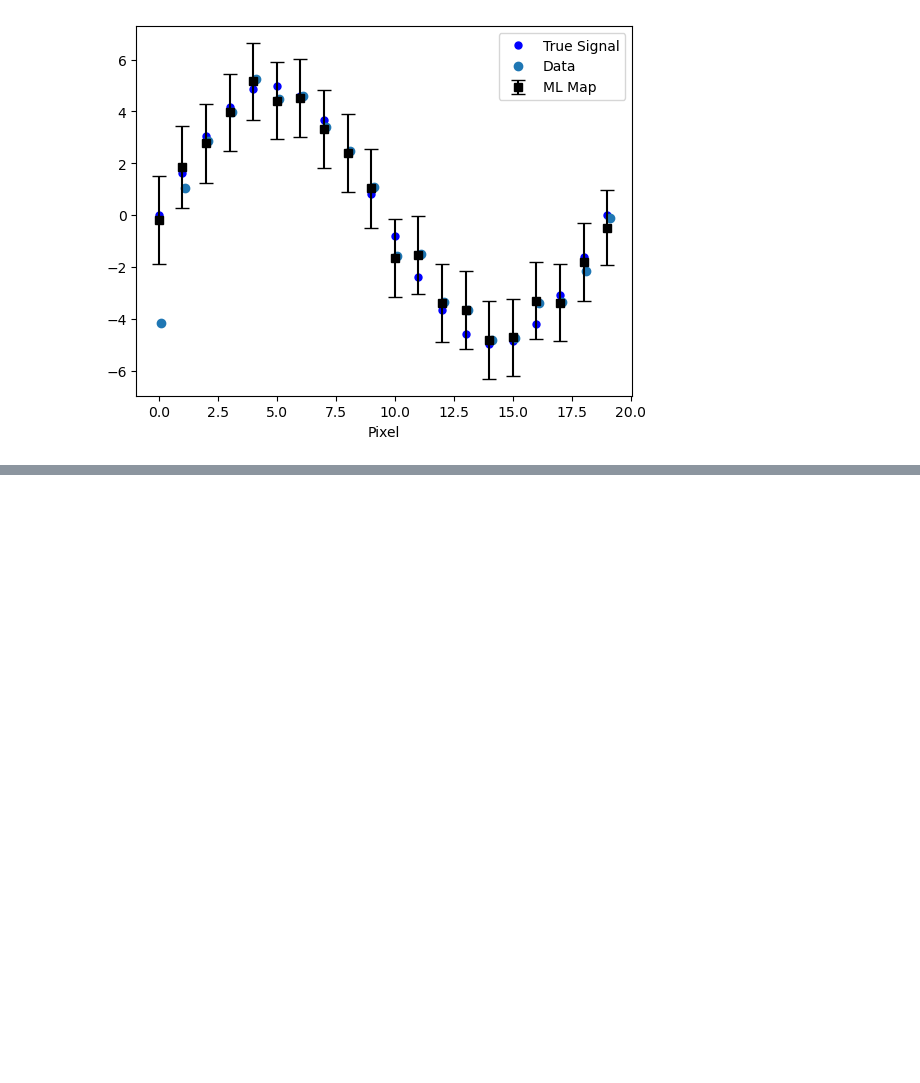
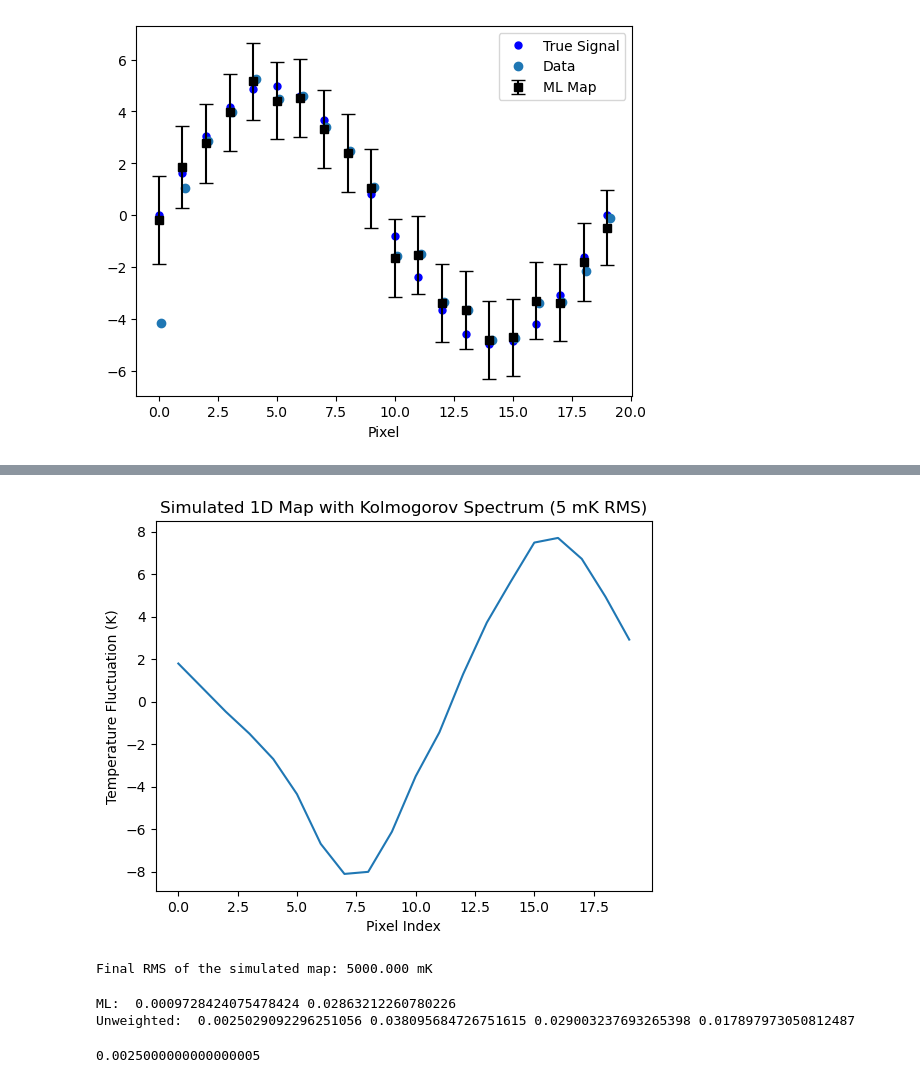
Before and after one commit to dodelson/SPT, a Jupyter notebook: Naess.ipynb, the cells around one changed output, grey strips where cells are left out. Cells and saved outputs as stored; diff of their text form; code cells hidden in the pictures; blank space fills up the shorter version.

```diff
--- a/Naess.ipynb
+++ b/Naess.ipynb
@@ -666,0 +715,36 @@ Condition number of Pw: 5.108693624715166
+# %%
+#First do the static case:
+# Define map size
+npix = 20  # Number of pixels in the simulated map
+target_rms = 5  # Target RMS fluctuation (5 mK)
+
+# Generate wavenumbers
+k = np.fft.fftfreq(npix) * npix  # Normalize k values
+
+# Define the Kolmogorov power spectrum P(k) ∝ k^(-11/3)
+P_k = np.where(k >= 1.e-3, k**(-11/3), 0)  # Avoid division by zero
+
+# Generate Gaussian random field in Fourier space
+rand_re = np.random.randn(npix)  # Real part
+rand_im = np.random.randn(npix)  # Imaginary part
+fourier_field = (rand_re + 1j * rand_im) * np.sqrt(P_k)
+
+# Transform back to real space
+simulated_map = np.fft.ifft(fourier_field).real  # Take only real part
+
+# Normalize to 5 mK RMS
+simulated_map -= np.mean(simulated_map)  # Zero mean
+simulated_map *= target_rms / np.std(simulated_map)  # Scale to desired RMS
+
+# Plot the simulated map
+plt.plot(simulated_map)
+plt.xlabel("Pixel Index")
+plt.ylabel("Temperature Fluctuation (K)")
+plt.title("Simulated 1D Map with Kolmogorov Spectrum (5 mK RMS)")
+plt.show()
+
+# Print verification
+print(f"Final RMS of the simulated map: {np.std(simulated_map)*1e3:.3f} mK")
+# %% [output]
+[figure, added]
+Final RMS of the simulated map: 5000.000 mK
@@ -666,0 +819,42 @@ Condition number of Pw: 5.108693624715166
+# %%
+nsim=1000
+bmean=[]
+bstd=[]
+mlmean=[]
+mlstd=[]
+delta=[]
+deltb=[]
+data_map_ml=np.zeros((npix,nsim))
+N = np.linalg.inv(F)  # Compute true noise covariance
+N=noise_amp*N/N[0,0]
+F=np.linalg.inv(N)
+L_N = np.linalg.cholesky(N)  # Cholesky decomposition of noise covariance
+error=np.sqrt(np.diag(np.linalg.inv(Pw.T.dot(F).dot(Pw))))
+
+for i in range(nsim):
+    white_noise = np.random.randn(nsamp * N_det)  # White noise
+    correlated_noise = L_N @ white_noise  # Apply correlation
+    data=Pw.dot(signal)+correlated_noise
+    #map_binned = np.linalg.solve((Pw.T.dot(Pw)), Pw.T.dot(signal)) ## Solves P^TP (map) = P^T data
+    data_map_binned = np.linalg.solve((Pw.T.dot(Pw)), Pw.T.dot(data)) ## Solves P^TP (map) = P^T data
+    d1=data_map_binned-signal#map_binned
+    data_map_ml[:,i] = np.linalg.solve((Pw.T.dot(F).dot(Pw)),Pw.T.dot(F.dot(data)))
+    d2=data_map_ml[:,i]-signal#map_binned
+    delta.append(d2[1])
+    deltb.append(d1[1])
+    bmean.append(np.mean(d1))
+    bstd.append(np.std(d1))
+    mlmean.append(np.mean(d2))
+    mlstd.append(np.std(d2))
+bstd=np.array(bstd)
+delta=np.array(delta)
+deltb=np.array(deltb)
+print('ML: ',np.mean(delta),np.std(delta))
+print('Unweighted: ',np.mean(deltb),np.std(deltb),error[1],np.mean(bstd))
+# %% [output]
+ML:  0.0009728424075478424 0.02863212260780226
+Unweighted:  0.0025029092296251056 0.038095684726751615 0.029003237693265398 0.017897973050812487
+# %%
+print(N[0,0])
+# %% [output]
+0.0025000000000000005
```
Also changed, not shown: parts of 11 cells of this notebook.
